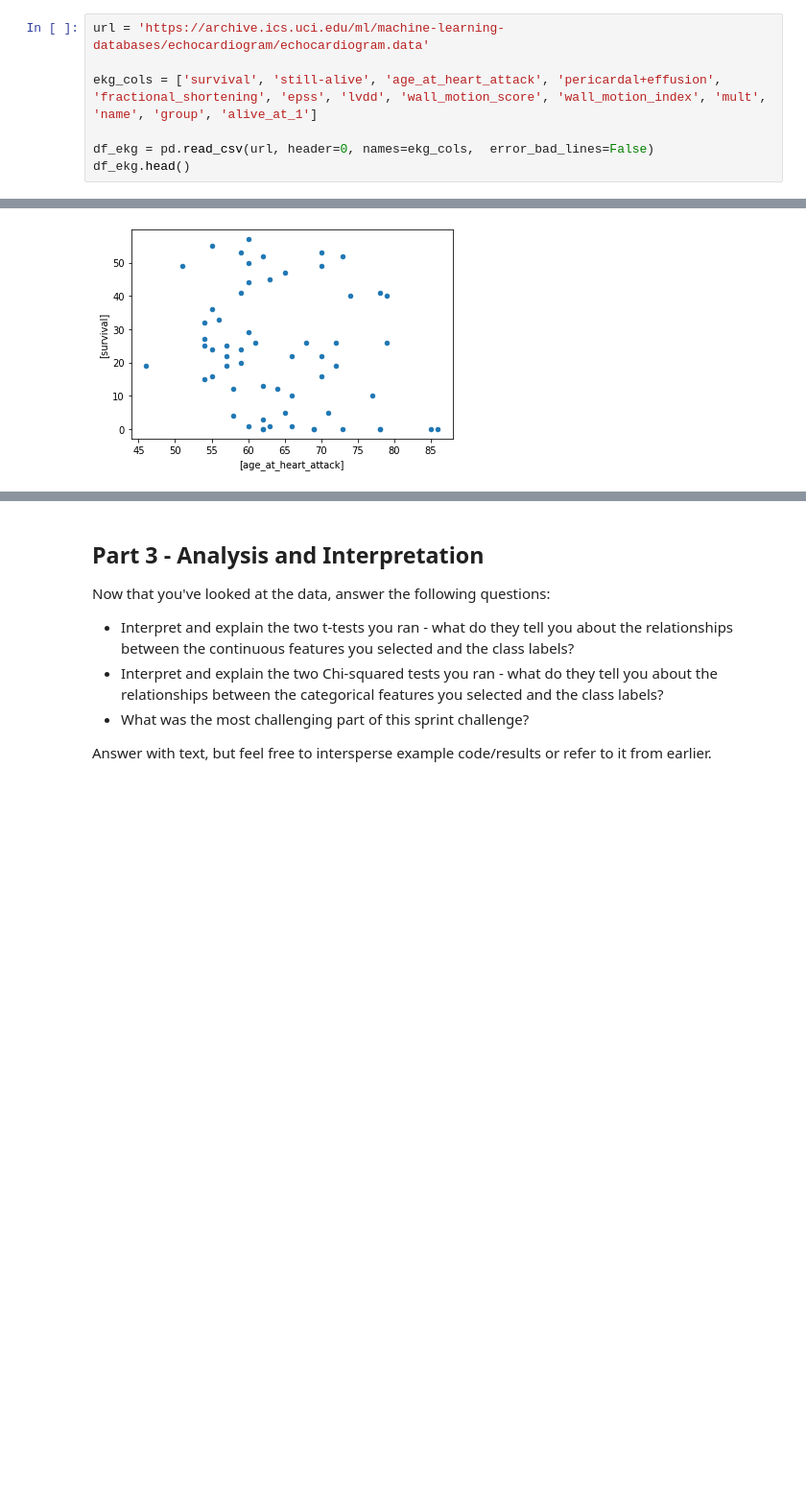
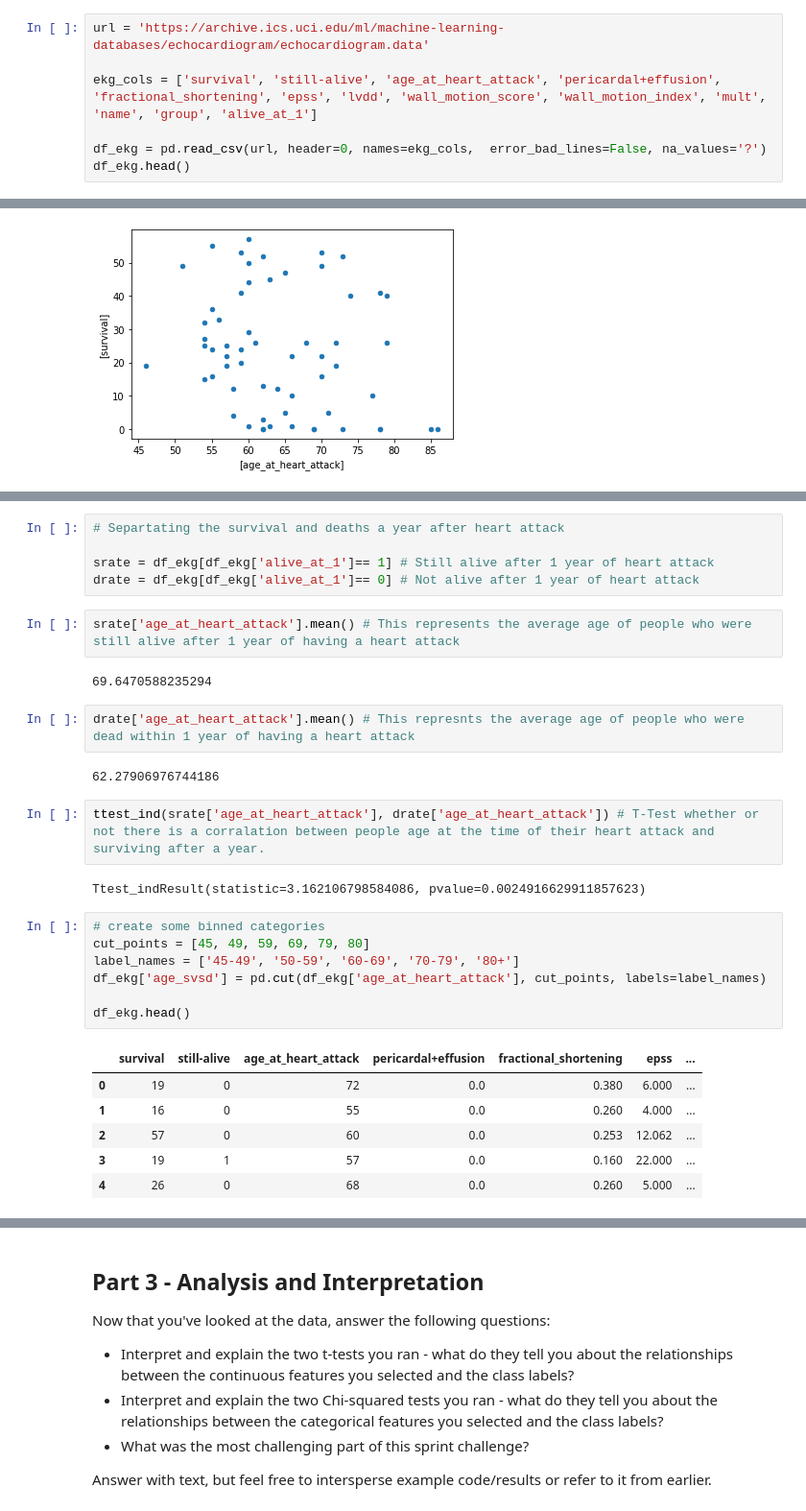
Before and after one commit to jadisiii/DS-Unit-1-Sprint-2-Statistics, a Jupyter notebook: Ray_Arbizu_DS_Unit_1_Sprint_Challenge_2_Statistics.ipynb, the cells around one changed output, grey strips where cells are left out. Shown: that part at 96% size. Drawn from its saved outputs; the diff is of its cells as text; blank space fills up the shorter version.

```diff
--- a/Ray_Arbizu_DS_Unit_1_Sprint_Challenge_2_Statistics.ipynb
+++ b/Ray_Arbizu_DS_Unit_1_Sprint_Challenge_2_Statistics.ipynb
@@ -45,7 +45,7 @@ url = 'https://archive.ics.uci.edu/ml/machine-learning-databases/echocardiogram/
 
 ekg_cols = ['survival', 'still-alive', 'age_at_heart_attack', 'pericardal+effusion', 'fractional_shortening', 'epss', 'lvdd', 'wall_motion_score', 'wall_motion_index', 'mult', 'name', 'group', 'alive_at_1']
 
-df_ekg = pd.read_csv(url, header=0, names=ekg_cols,  error_bad_lines=False)
+df_ekg = pd.read_csv(url, header=0, names=ekg_cols,  error_bad_lines=False, na_values='?')
 df_ekg.head()
 # %% [output]
 b'Skipping line 50: expected 13 fields, saw 14\n'
@@ -211,0 +220,31 @@ observed = xtab_sur.values
+# %%
+# Separtating the survival and deaths a year after heart attack
+
+srate = df_ekg[df_ekg['alive_at_1']== 1] # Still alive after 1 year of heart attack
+drate = df_ekg[df_ekg['alive_at_1']== 0] # Not alive after 1 year of heart attack
+# %%
+srate['age_at_heart_attack'].mean() # This represents the average age of people who were still alive after 1 year of having a heart attack
+# %% [output]
+69.6470588235294
+# %%
+drate['age_at_heart_attack'].mean() # This represnts the average age of people who were dead within 1 year of having a heart attack
+# %% [output]
+62.27906976744186
+# %%
+ttest_ind(srate['age_at_heart_attack'], drate['age_at_heart_attack']) # T-Test whether or not there is a corralation between people age at the time of their heart attack and surviving after a year.
+# %% [output]
+Ttest_indResult(statistic=3.162106798584086, pvalue=0.0024916629911857623)
+# %%
+# create some binned categories
+cut_points = [45, 49, 59, 69, 79, 80]
+label_names = ['45-49', '50-59', '60-69', '70-79', '80+']
+df_ekg['age_svsd'] = pd.cut(df_ekg['age_at_heart_attack'], cut_points, labels=label_names)
+
+df_ekg.head()
+# %% [output]
+|  | survival | still-alive | age_at_heart_attack | pericardal+effusion | fractional_shortening | epss | ... |
+| 0 | 19 | 0 | 72 | 0.0 | 0.380 | 6.000 | ... |
+| 1 | 16 | 0 | 55 | 0.0 | 0.260 | 4.000 | ... |
+| 2 | 57 | 0 | 60 | 0.0 | 0.253 | 12.062 | ... |
+| 3 | 19 | 1 | 57 | 0.0 | 0.160 | 22.000 | ... |
+| 4 | 26 | 0 | 68 | 0.0 | 0.260 | 5.000 | ... |
```
Also changed, not shown: parts of 16 cells of this notebook.
